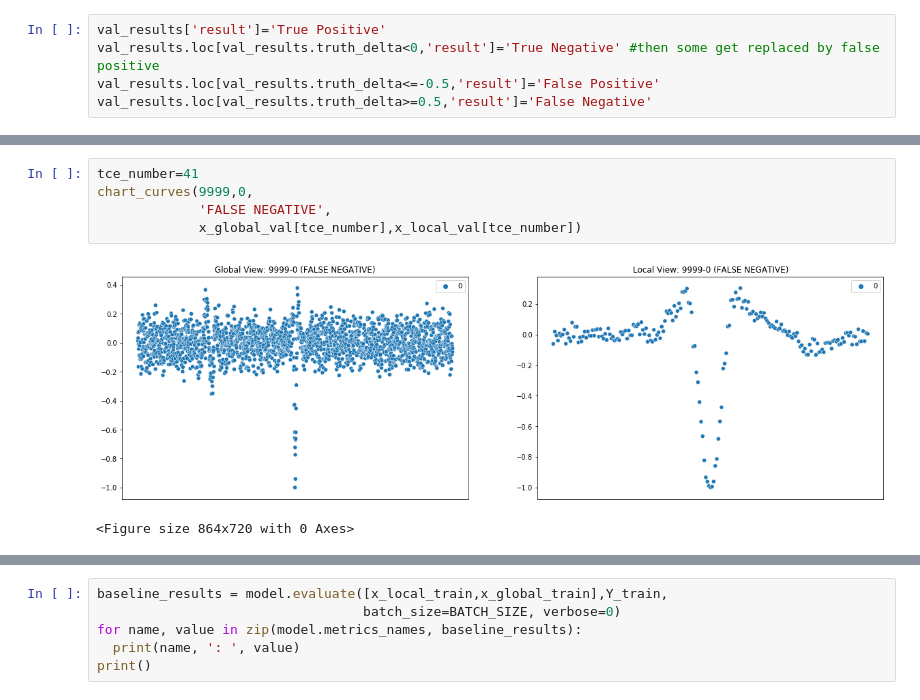
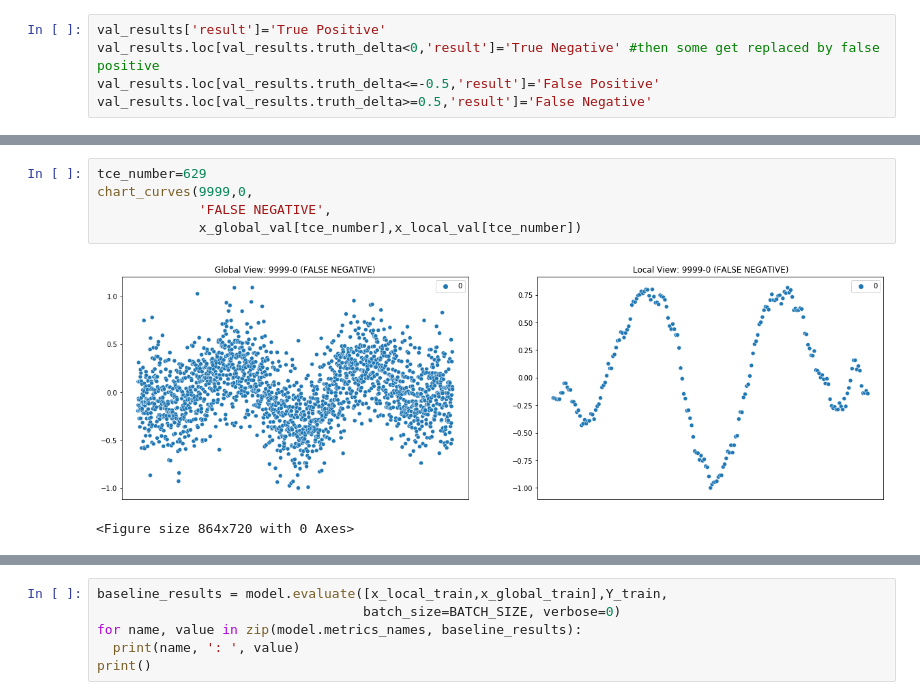
Before and after one commit to travisrmetz/w210, a Jupyter notebook: w2p/exoplanet_model.ipynb, the cells around one changed output, grey strips where cells are left out. Saved outputs shown, nothing was run; the diff lists cells and outputs as text.

```diff
--- a/w2p/exoplanet_model.ipynb
+++ b/w2p/exoplanet_model.ipynb
@@ -490,8 +514,8 @@ false_negatives
 # %%
-tce_number=41
+tce_number=629
 chart_curves(9999,0,
              'FALSE NEGATIVE',
              x_global_val[tce_number],x_local_val[tce_number])
 # %% [output]
-[figure, old version]
+[figure, new version]
 <Figure size 864x720 with 0 Axes>
```
Also changed, not shown: parts of 19 cells of this notebook, 4 other files.
